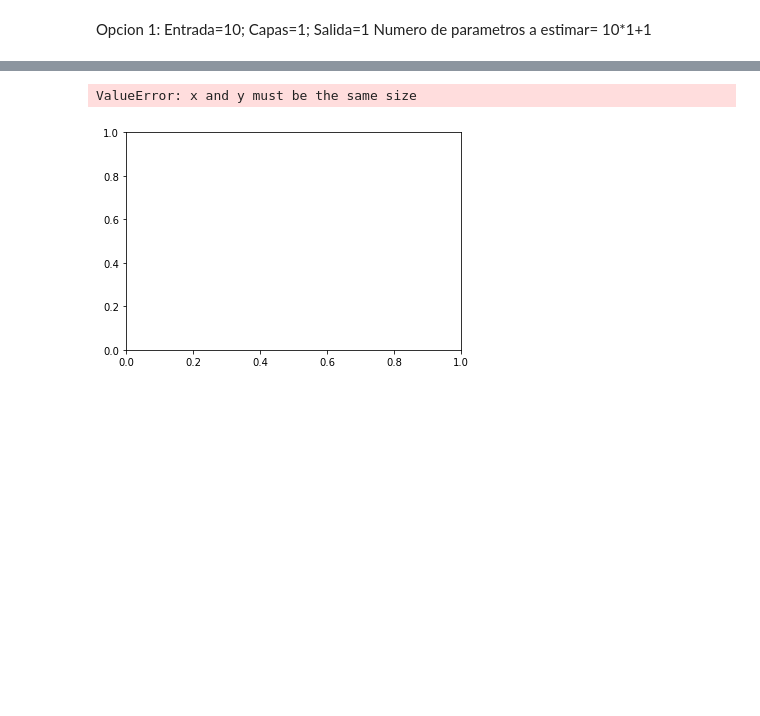
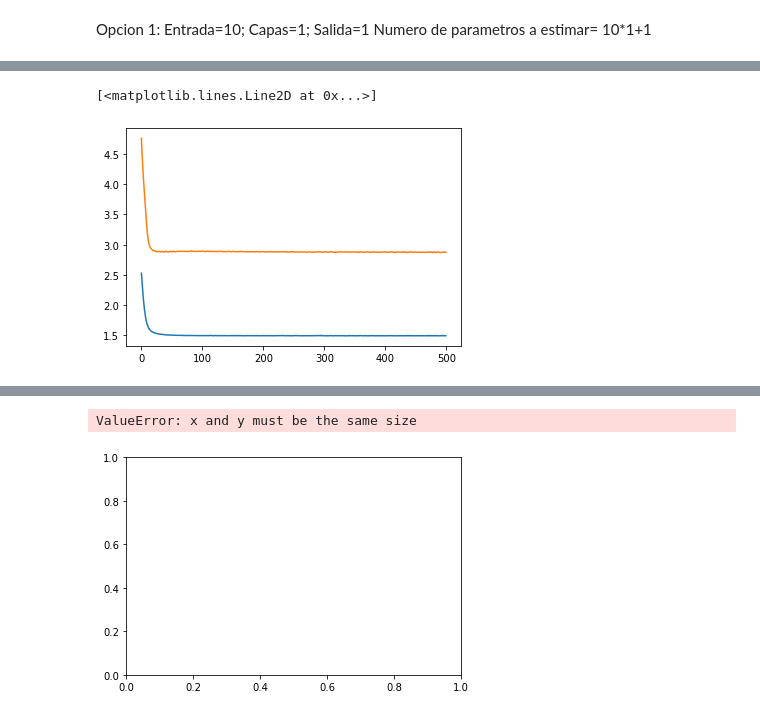
Before and after one commit to PEF-ITBA/regresion-lineal, a Jupyter notebook: 007_SPY_KERAS.ipynb, the cells around one changed output, grey strips where cells are left out. Cells and saved outputs as stored; diff of their text form; code cells hidden in the pictures; blank space fills up the shorter version.

```diff
--- a/007_SPY_KERAS.ipynb
+++ b/007_SPY_KERAS.ipynb
@@ -408,3 +439,9 @@ plt.plot(history.history["R_squared"])
+# %%
+plt.plot(history.history["loss"][:])
+plt.plot(history.history["val_loss"][:])
+# %% [output]
+[<matplotlib.lines.Line2D at 0x...>]
+[figure, added]
 # %%
 plt.scatter(ytest,model.predict(Xtest) )
 # %% [output]
```
Also changed, not shown: parts of 22 cells of this notebook, 1 other file.
